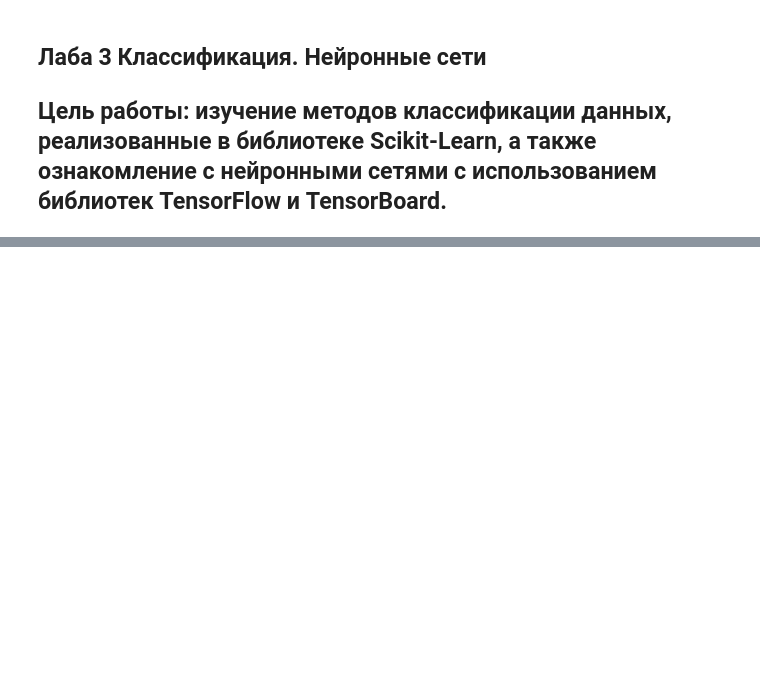
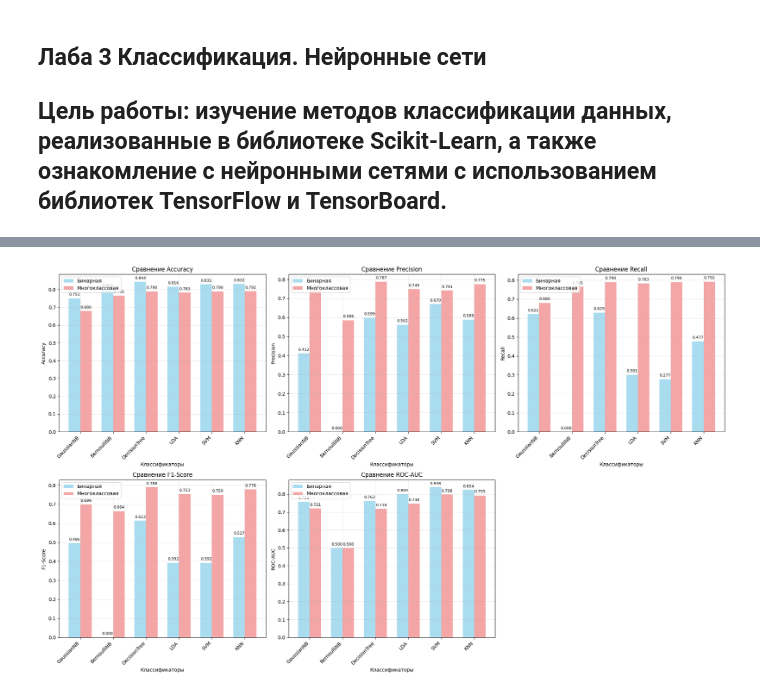
Before and after one commit to batalovM/laba1ML, a Jupyter notebook: 3laba.ipynb, the cells around one changed output, grey strips where cells are left out. Saved outputs shown, nothing was run; the diff lists cells and outputs as text; code cells hidden in the pictures; blank space fills up the shorter version.

```diff
--- a/3laba.ipynb
+++ b/3laba.ipynb
@@ -33,0 +546,63 @@ X_test_scaled = scaler.transform(X_test)
+# %%
+def plot_comprehensive_comparison(results_binary, results_multi):
+    """Визуализация всех метрик для сравнения классификаторов"""
+
+    metrics = ['accuracy', 'precision', 'recall', 'f1_score', 'roc_auc']
+    metric_names = ['Accuracy', 'Precision', 'Recall', 'F1-Score', 'ROC-AUC']
+
+    fig, axes = plt.subplots(2, 3, figsize=(20, 12))
+    axes = axes.ravel()
+
+    for idx, (metric, metric_name) in enumerate(zip(metrics, metric_names)):
+        # Бинарная классификация
+        binary_vals = []
+        binary_names = []
+        for name, res in results_binary.items():
+            if res is not None and res[metric] is not None:
+                binary_vals.append(res[metric])
+                binary_names.append(name)
+
+        # Многоклассовая классификация
+        multi_vals = []
+        multi_names = []
+        for name, res in results_multi.items():
+            if res is not None and res[metric] is not None:
+                multi_vals.append(res[metric])
+                multi_names.append(name)
+
+        x = np.arange(len(binary_names))
+        width = 0.35
+
+        bars1 = axes[idx].bar(x - width/2, binary_vals, width, label='Бинарная', alpha=0.7, color='skyblue')
+        bars2 = axes[idx].bar(x + width/2, multi_vals, width, label='Многоклассовая', alpha=0.7, color='lightcoral')
+
+        axes[idx].set_xlabel('Классификаторы')
+        axes[idx].set_ylabel(metric_name)
+        axes[idx].set_title(f'Сравнение {metric_name}')
+        axes[idx].set_xticks(x)
+        axes[idx].set_xticklabels(binary_names, rotation=45, ha='right')
+        axes[idx].legend()
+        axes[idx].grid(True, alpha=0.3)
+
+        # Добавление значений на столбцы
+        for bar in bars1:
+            height = bar.get_height()
+            axes[idx].text(bar.get_x() + bar.get_width()/2., height + 0.01,
+                          f'{height:.3f}', ha='center', va='bottom', fontsize=8)
+
+        for bar in bars2:
+            height = bar.get_height()
+            axes[idx].text(bar.get_x() + bar.get_width()/2., height + 0.01,
+                          f'{height:.3f}', ha='center', va='bottom', fontsize=8)
+
+    # Удаляем последний пустой subplot
+    if len(metrics) < len(axes):
+        for i in range(len(metrics), len(axes)):
+            fig.delaxes(axes[i])
+
+    plt.tight_layout()
+    plt.show()
+
+plot_comprehensive_comparison(binary_results_comprehensive, multi_results_comprehensive)
+# %% [output]
+[figure, added]
```
Also changed, not shown: parts of 14 cells of this notebook.
